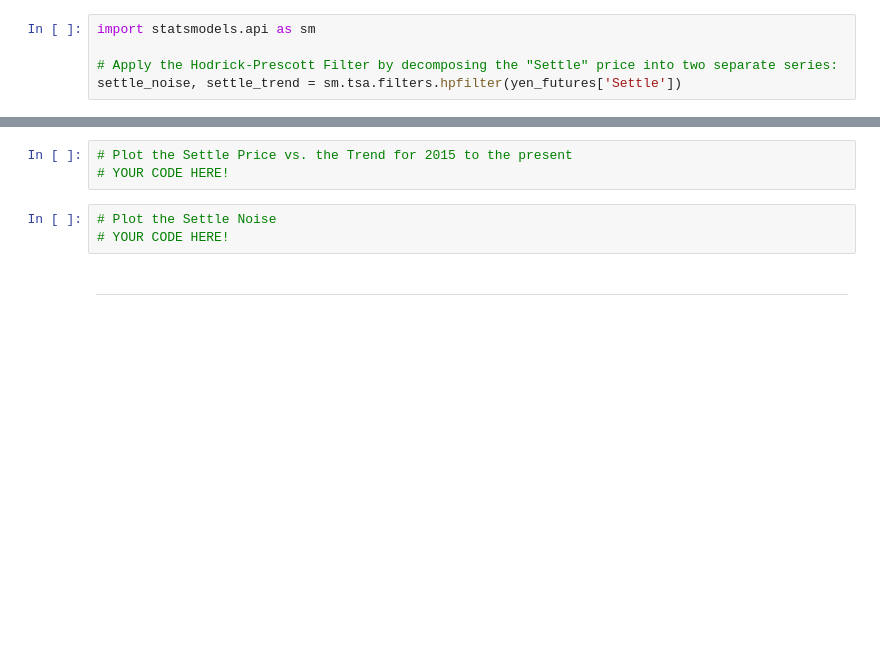
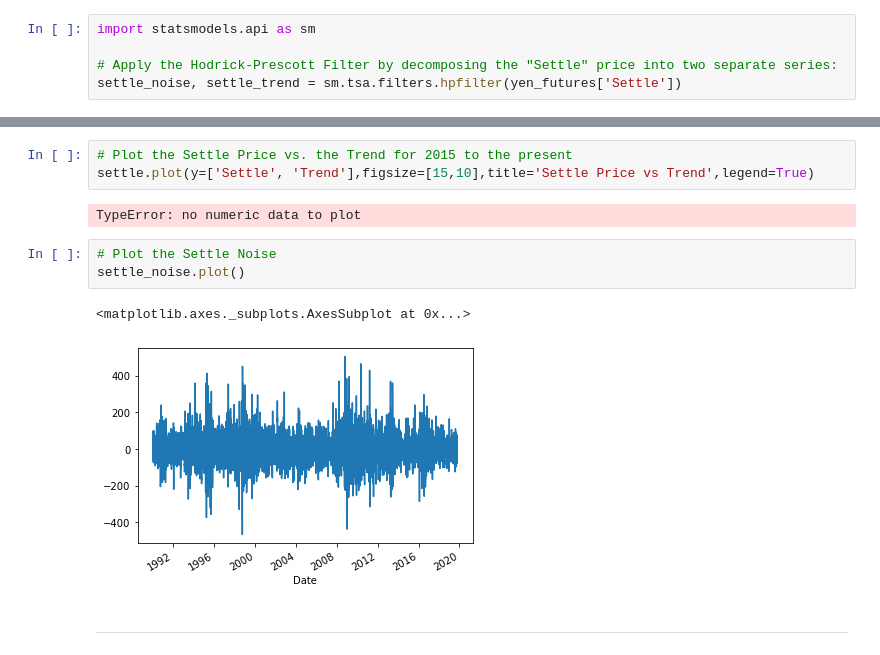
Before and after one commit to campbell8081/Unit10-TimeSeriesHW, a Jupyter notebook: time_series_analysis.ipynb, the cells around one changed output, grey strips where cells are left out. Drawn from its saved outputs; the diff is of its cells as text; blank space fills up the shorter version.

```diff
--- a/time_series_analysis.ipynb
+++ b/time_series_analysis.ipynb
@@ -65,9 +95,14 @@ Name: Settle, dtype: object
 # %%
 # Plot the Settle Price vs. the Trend for 2015 to the present
-# YOUR CODE HERE!
+settle.plot(y=['Settle', 'Trend'],figsize=[15,10],title='Settle Price vs Trend',legend=True)
+# %% [output]
+TypeError: no numeric data to plot
 # %%
 # Plot the Settle Noise
-# YOUR CODE HERE!
+settle_noise.plot()
+# %% [output]
+<matplotlib.axes._subplots.AxesSubplot at 0x...>
+[figure, added]
 # %% [markdown]
 ---
 # %% [markdown]
```
Also changed, not shown: parts of 3 cells of this notebook.
